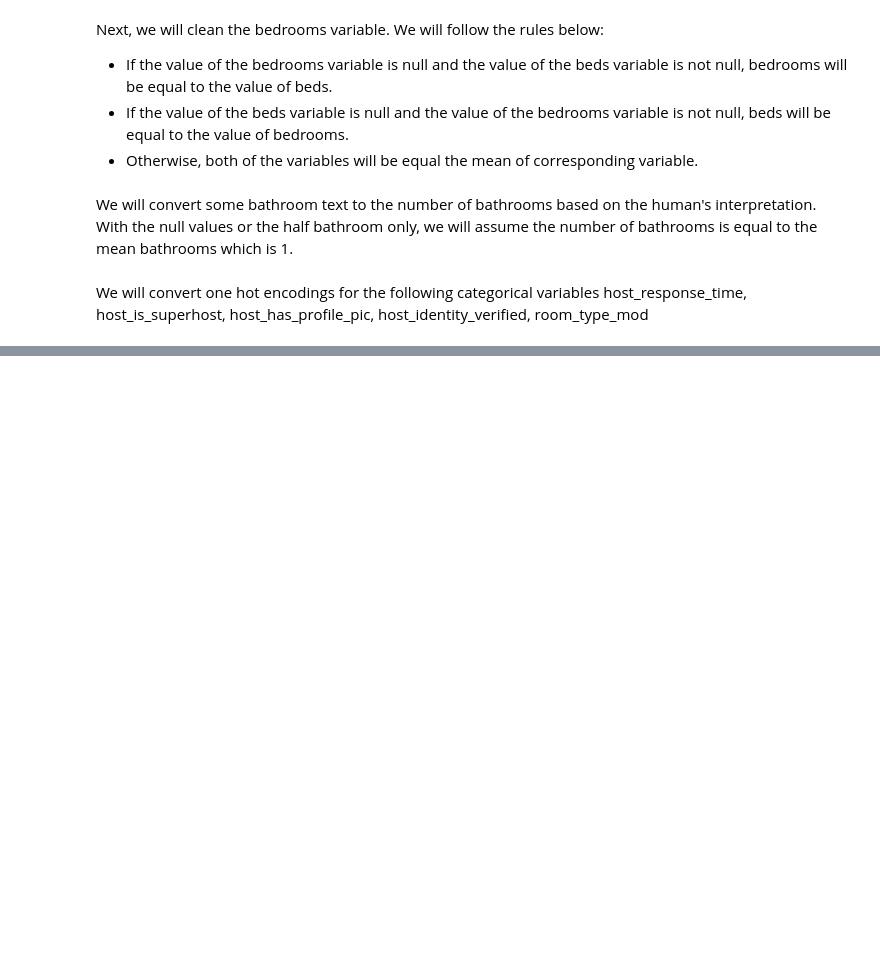
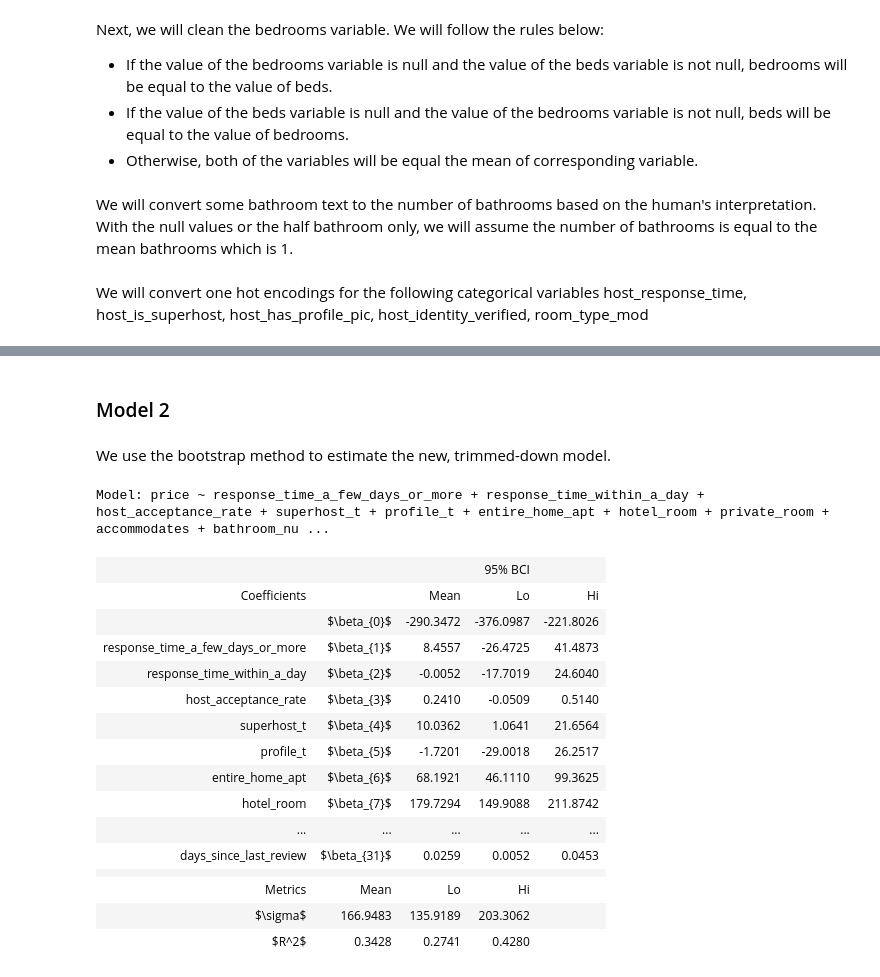
Before and after one commit to ayee6/JHUDataScienceGroup9, a Jupyter notebook: model1.ipynb, the cells around one changed output, grey strips where cells are left out. Drawn from its saved outputs; the diff is of its cells as text; code cells hidden in the pictures; blank space fills up the shorter version.

```diff
--- a/model1.ipynb
+++ b/model1.ipynb
@@ -294,0 +329,35 @@ NEXT: follow textbook guidelines to eliminate variables based on prior predictio
+# %% [markdown]
+### Model 2
+# %% [markdown]
+We use the bootstrap method to estimate the new, trimmed-down model.
+# %%
+np.random.seed(1457896)
+model2 = ("price ~ response_time_a_few_days_or_more + response_time_within_a_day "
+        "+ host_acceptance_rate + superhost_t "
+        "+ profile_t + entire_home_apt + hotel_room + private_room + accommodates "
+        "+ bathroom_numbers + bedrooms + beds + minimum_nights + maximum_nights + number_of_reviews "
+        "+ review_scores_rating + review_scores_accuracy + review_scores_cleanliness "
+        "+ review_scores_location + review_scores_value + instant_bookable_t "
+        "+ calculated_host_listings_count + distance_smithsonian + distance_capitol "
+        "+ distance_white_house + distance_library_congress + distance_nationals_park + distance_national_zoo "
+        "+ distance_railway + distance_mcpherson + days_since_last_review")
+result2 = models.bootstrap_linear_regression(model2, data=vwListings)
+models.describe_bootstrap_lr(result2, sd=4)
+# %% [output]
+Model: price ~ response_time_a_few_days_or_more + response_time_within_a_day + host_acceptance_rate + superhost_t + profile_t + entire_home_apt + hotel_room + private_room + accommodates + bathroom_nu ...
+|  |  |  | 95% BCI |  |
+| Coefficients |  | Mean | Lo | Hi |
+|  | $\beta_{0}$ | -290.3472 | -376.0987 | -221.8026 |
+| response_time_a_few_days_or_more | $\beta_{1}$ | 8.4557 | -26.4725 | 41.4873 |
+| response_time_within_a_day | $\beta_{2}$ | -0.0052 | -17.7019 | 24.6040 |
+| host_acceptance_rate | $\beta_{3}$ | 0.2410 | -0.0509 | 0.5140 |
+| superhost_t | $\beta_{4}$ | 10.0362 | 1.0641 | 21.6564 |
+| profile_t | $\beta_{5}$ | -1.7201 | -29.0018 | 26.2517 |
+| entire_home_apt | $\beta_{6}$ | 68.1921 | 46.1110 | 99.3625 |
+| hotel_room | $\beta_{7}$ | 179.7294 | 149.9088 | 211.8742 |
+| ... | ... | ... | ... | ... |
+| days_since_last_review | $\beta_{31}$ | 0.0259 | 0.0052 | 0.0453 |
+|  |  |  |  |  |
+| Metrics | Mean | Lo | Hi |  |
+| $\sigma$ | 166.9483 | 135.9189 | 203.3062 |  |
+| $R^2$ | 0.3428 | 0.2741 | 0.4280 |  |
```
Also changed, not shown: parts of 17 cells of this notebook.
